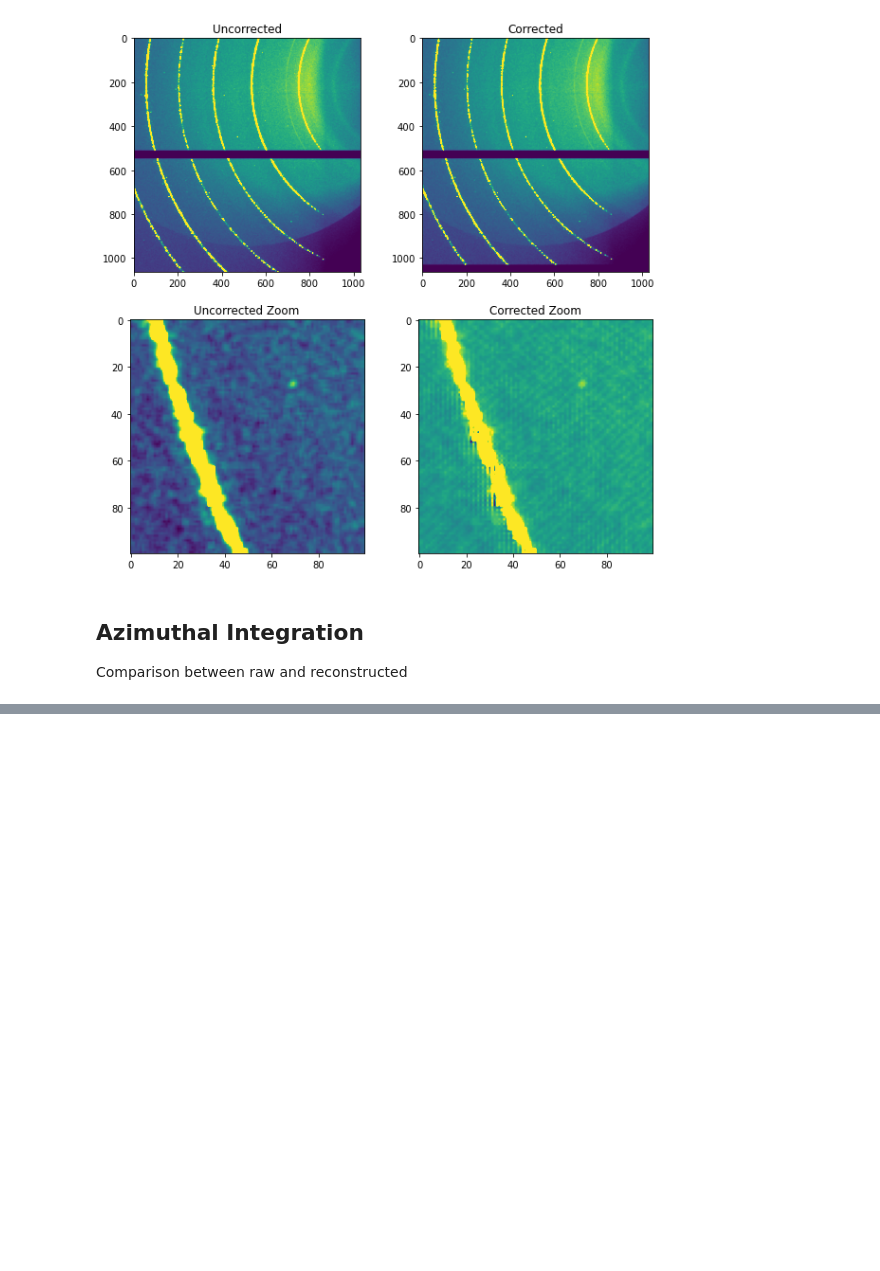
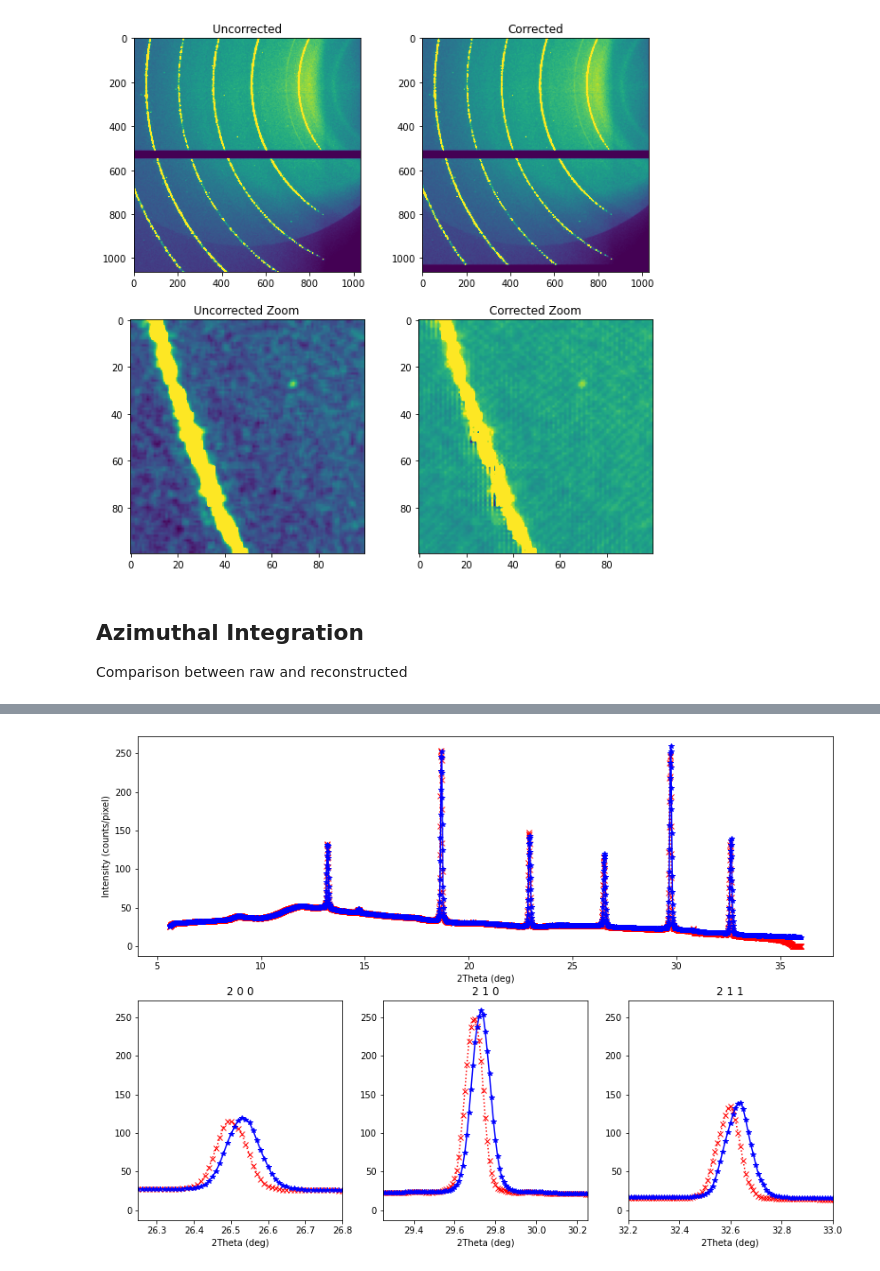
Before and after one commit to maxiv-science/xtrace, a Jupyter notebook: notebooks/presentation.ipynb, the cells around one changed output, grey strips where cells are left out. Drawn from its saved outputs; the diff is of its cells as text; code cells hidden in the pictures; blank space fills up the shorter version.

```diff
--- a/notebooks/presentation.ipynb
+++ b/notebooks/presentation.ipynb
@@ -108,10 +108,26 @@ import maxpy_erda as mp
 # we actually see 6 LaB6 lines and so we take only them
 # note: some lines still may be there multiple times (in case they overlap)
 nhkl = 6
+icsd_tbl = np.loadtxt(os.path.join(rootdir,'LaB6-icsd.txt'), skiprows=1)
 hkl = icsd_tbl[:,0:3].astype(np.int32)
+alat = 4.156468 # Å (tabulated)
+# interplanar distances
+d_hkl = alat/np.sqrt((hkl**2).sum(axis=1))
+# peak positions in 2Theta (Bragg's law)
+arg = wlen/2./d_hkl
+lidx = arg<=1. # some reflections may be unreachable for our wavelength
+d_hkl = d_hkl[lidx]
+arg = arg[lidx]
+tth_hkl = 2.*np.arcsin(wlen/2./d_hkl)
+# we actually see 6 LaB6 lines and so we take only them
+# note: some lines still may be there multiple times (in case they overlap)
 hkl = hkl[:nhkl,:]
 d_hkl = d_hkl[:nhkl]
 tth_hkl = tth_hkl[:nhkl]
+hkl = hkl[:nhkl,:]
+d_hkl = d_hkl[:nhkl]
+tth_hkl = tth_hkl[:nhkl]
+
 deg2rad = np.pi/180.
 rad2deg = 180./np.pi
 
@@ -196,0 +213 @@ NameError: name 'icsd_tbl' is not defined
+[figure, added]
```
Also changed, not shown: parts of 1 cell of this notebook.
